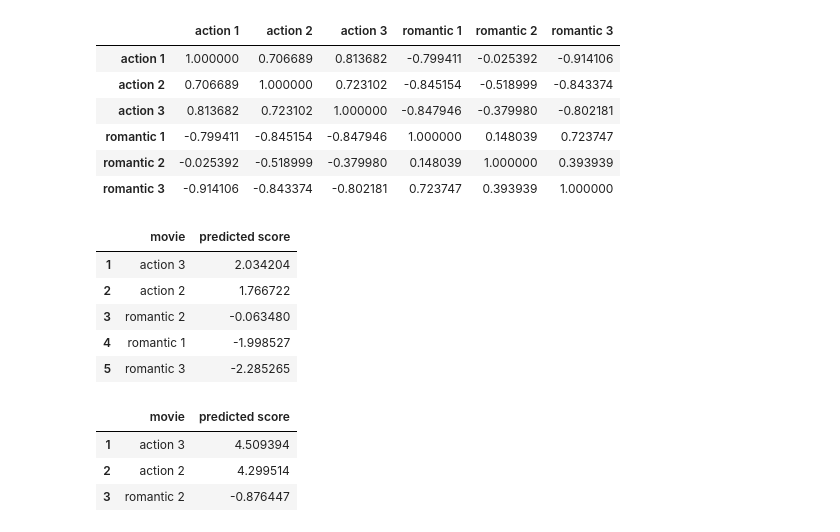
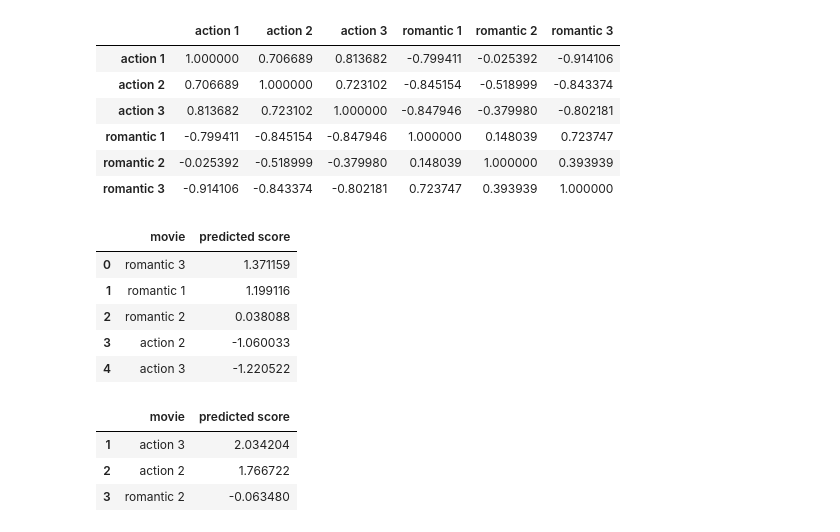
Before and after one commit to jpcreis15/Unsupervised-Learning-code, a Jupyter notebook: 4_intro_cf.ipynb, the cells around one changed output. Drawn from its saved outputs; the diff is of its cells as text; code cells hidden in the pictures.

```diff
--- a/4_intro_cf.ipynb
+++ b/4_intro_cf.ipynb
@@ -54,27 +54,28 @@ item_similarity_df
 # %%
 def get_similar_item(name, rating):
     similar_score = item_similarity_df[name]*(rating-2.5)
+    # print("Similar score", similar_score)
     similar_score = similar_score.sort_values(ascending=False)
     return similar_score
 
-result = get_similar_item("action 1", 5)
+result = get_similar_item("action 1", 1)
 
 temp_result = []
 for key, value in result.items():
     temp_result.append([key, value])
 
 # Remove all the rated movies from user - beautify
 temp_result = pd.DataFrame(temp_result, columns=["movie", "predicted score"])
 temp_result[~temp_result['movie'].isin(["action 1"])]
 # %% [output]
 |  | movie | predicted score |
-| 1 | action 3 | 2.034204 |
-| 2 | action 2 | 1.766722 |
-| 3 | romantic 2 | -0.063480 |
-| 4 | romantic 1 | -1.998527 |
-| 5 | romantic 3 | -2.285265 |
+| 0 | romantic 3 | 1.371159 |
+| 1 | romantic 1 | 1.199116 |
+| 2 | romantic 2 | 0.038088 |
+| 3 | action 2 | -1.060033 |
+| 4 | action 3 | -1.220522 |
 # %%
-user_ratings = [("action 1",5), ("romantic 1",1), ("romantic 3",1)]
+user_ratings = [("action 1",5), ("romantic 1",2.5), ("romantic 3",2.5)]
 # user_ratings = [("action 1",1), ("romantic 1",5), ("romantic 3",5)]
 
 similar_movies = pd.DataFrame()
@@ -95,6 +96,6 @@ temp_df = pd.DataFrame(temp_result, columns=["movie", "predicted score"])
 temp_df[~temp_df['movie'].isin([m for m,v in user_ratings])]
 # %% [output]
 |  | movie | predicted score |
-| 1 | action 3 | 4.509394 |
-| 2 | action 2 | 4.299514 |
-| 3 | romantic 2 | -0.876447 |
+| 1 | action 3 | 2.034204 |
+| 2 | action 2 | 1.766722 |
+| 3 | romantic 2 | -0.063480 |
```
Also changed, not shown: 10 other files.
